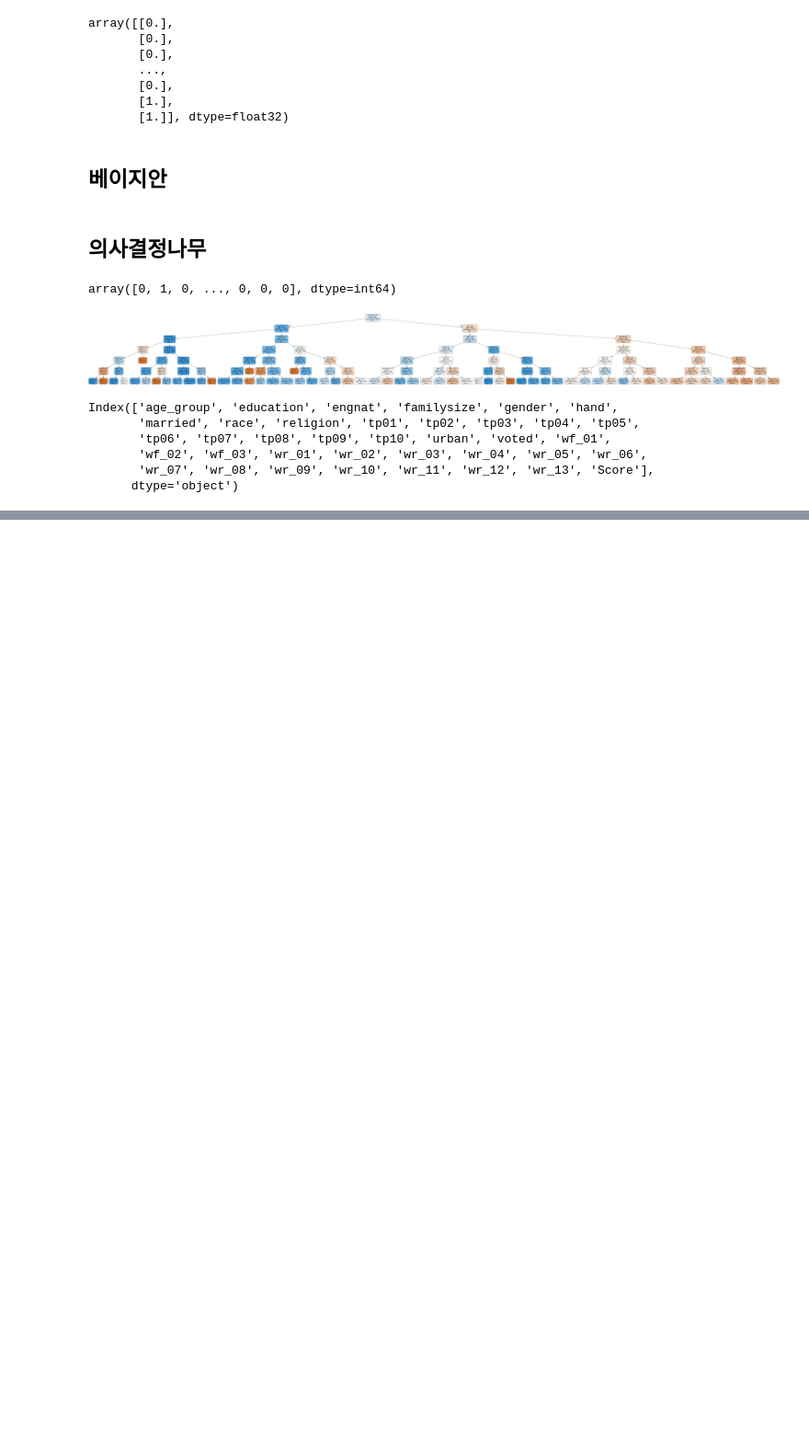
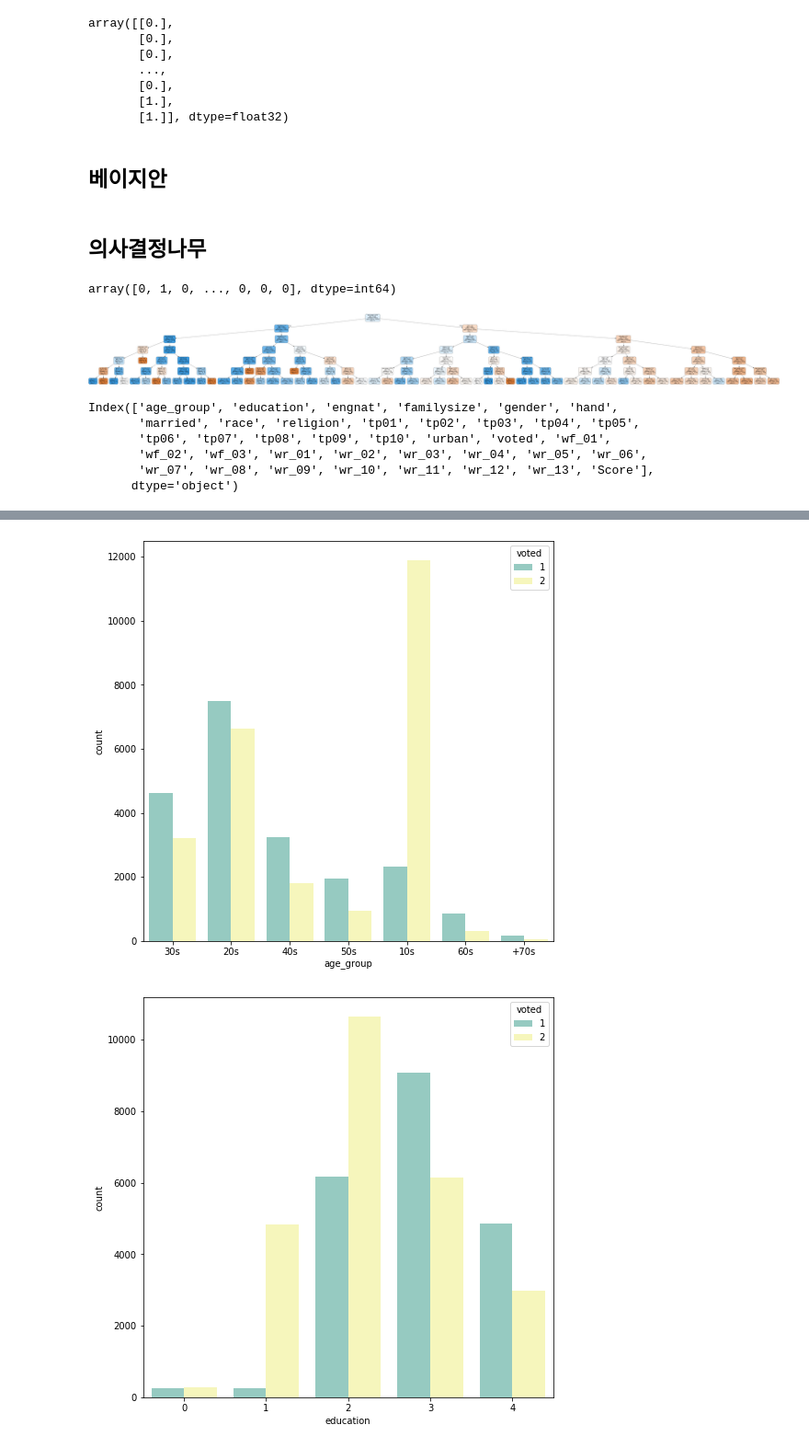
Before and after one commit to chloecmin/AI-Contest_Prediction-Who-Will-Vote, a Jupyter notebook: JMP.ipynb, the cells around one changed output, grey strips where cells are left out. Shown at 92% size. Saved outputs shown, nothing was run; the diff lists cells and outputs as text; code cells hidden in the pictures; blank space fills up the shorter version.

```diff
--- a/JMP.ipynb
+++ b/JMP.ipynb
@@ -403,6 +404,3 @@ Index(['age_group', 'education', 'engnat', 'familysize', 'gender', 'hand',
        'wf_02', 'wf_03', 'wr_01', 'wr_02', 'wr_03', 'wr_04', 'wr_05', 'wr_06',
        'wr_07', 'wr_08', 'wr_09', 'wr_10', 'wr_11', 'wr_12', 'wr_13', 'Score'],
       dtype='object')
-# %%
-for i in train.columns[41:]:
-    train_no[i]
@@ -426,0 +407,2 @@ Score
+# %%
+lis=['age_group', 'education', 'engnat', 'familysize', 'gender', 'hand','married', 'race', 'religion']
@@ -426,0 +430,7 @@ Score
+# %%
+for i in lis:
+    plt.figure(figsize=(8,8))
+    sns.countplot(x=f'{i}',hue='voted',palette='Set3',data=train1)
+# %% [output]
+[figure, added]
+[figure, added]
```
Also changed, not shown: parts of 6 cells of this notebook.
